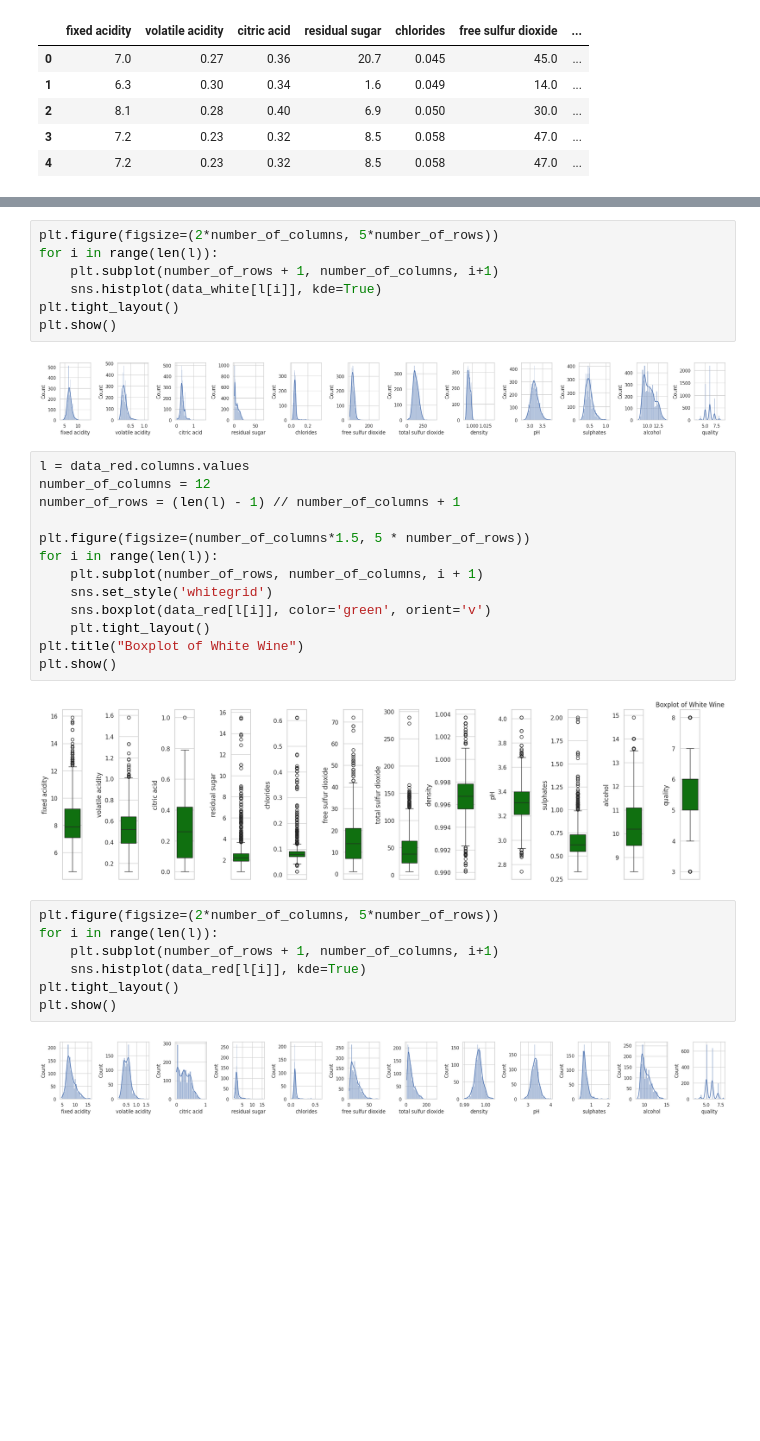
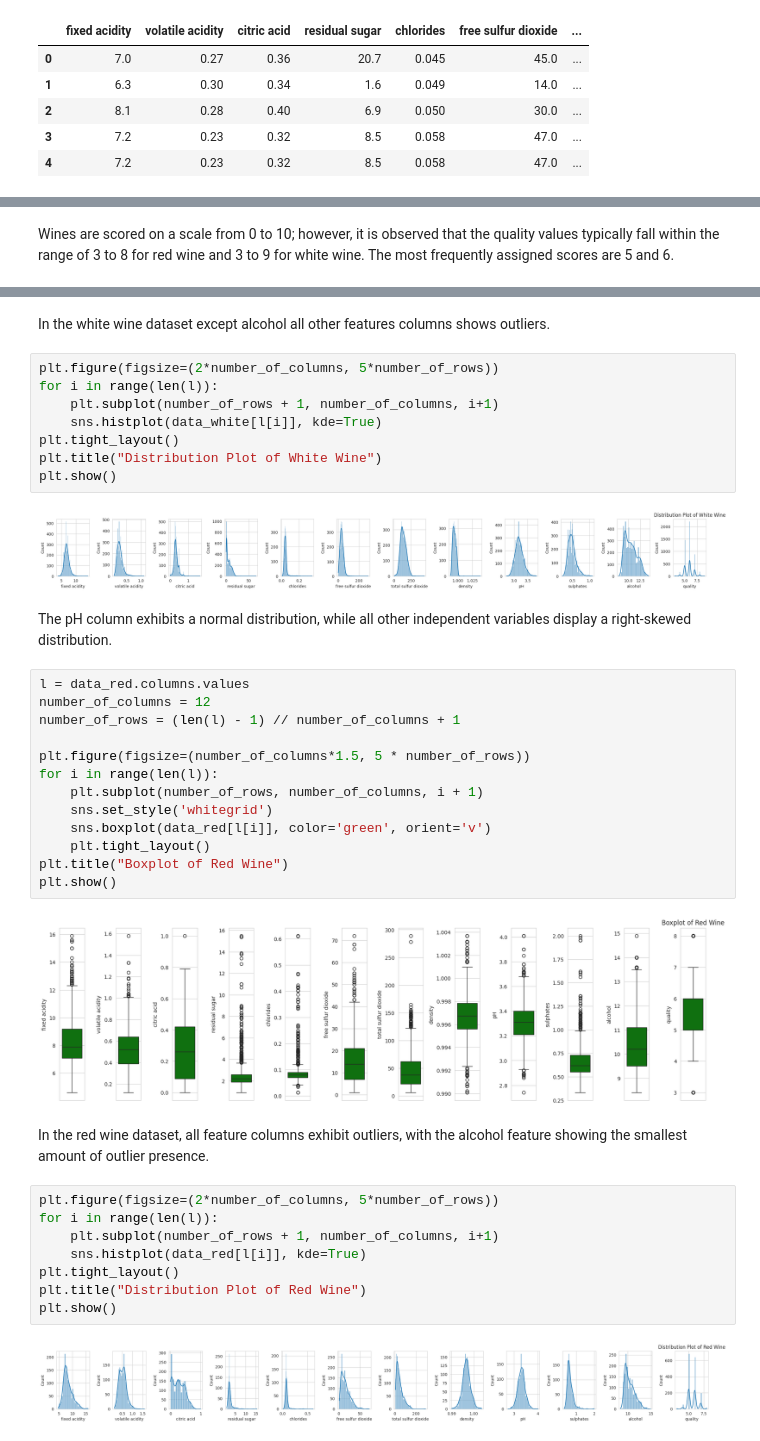
Before and after one commit to Qubi0-0/wine-classifier, a Jupyter notebook: VisualExplore.ipynb, the cells around one changed output, grey strips where cells are left out. Saved outputs shown, nothing was run; the diff lists cells and outputs as text; blank space fills up the shorter version.

Commit message:
Add describtion for visual exploration

```diff
--- a/VisualExplore.ipynb
+++ b/VisualExplore.ipynb
@@ -84,3 +94,5 @@ plt.show()
+# %% [markdown]
+Wines are scored on a scale from 0 to 10; however, it is observed that the quality values typically fall within the range of 3 to 8 for red wine and 3 to 9 for white wine. The most frequently assigned scores are 5 and 6.
 # %%
 l = data_white.columns.values
 number_of_columns = 12
@@ -96,15 +108,20 @@ plt.title("Boxplot of White Wine")
 plt.show()
 # %% [output]
 [figure]
+# %% [markdown]
+In the white wine dataset except alcohol all other features columns shows outliers.
 # %%
 plt.figure(figsize=(2*number_of_columns, 5*number_of_rows))
 for i in range(len(l)):
     plt.subplot(number_of_rows + 1, number_of_columns, i+1)
     sns.histplot(data_white[l[i]], kde=True)
 plt.tight_layout()
+plt.title("Distribution Plot of White Wine")
 plt.show()
 # %% [output]
-[figure, old version]
+[figure, new version]
+# %% [markdown]
+The pH column exhibits a normal distribution, while all other independent variables display a right-skewed distribution.
 # %%
 l = data_red.columns.values
 number_of_columns = 12
@@ -116,16 +133,19 @@ for i in range(len(l)):
     sns.set_style('whitegrid')
     sns.boxplot(data_red[l[i]], color='green', orient='v')
     plt.tight_layout()
-plt.title("Boxplot of White Wine")
+plt.title("Boxplot of Red Wine")
 plt.show()
 # %% [output]
-[figure, old version]
+[figure, new version]
+# %% [markdown]
+In the red wine dataset, all feature columns exhibit outliers, with the alcohol feature showing the smallest amount of outlier presence.
 # %%
 plt.figure(figsize=(2*number_of_columns, 5*number_of_rows))
 for i in range(len(l)):
     plt.subplot(number_of_rows + 1, number_of_columns, i+1)
     sns.histplot(data_red[l[i]], kde=True)
 plt.tight_layout()
+plt.title("Distribution Plot of Red Wine")
 plt.show()
 # %% [output]
-[figure, old version]
+[figure, new version]
```
Also changed, not shown: parts of 6 cells of this notebook.
